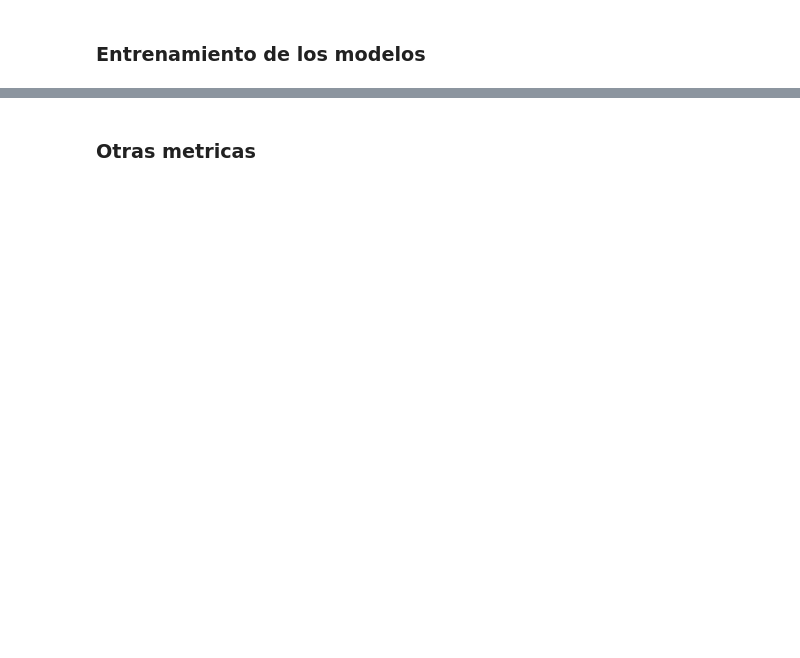
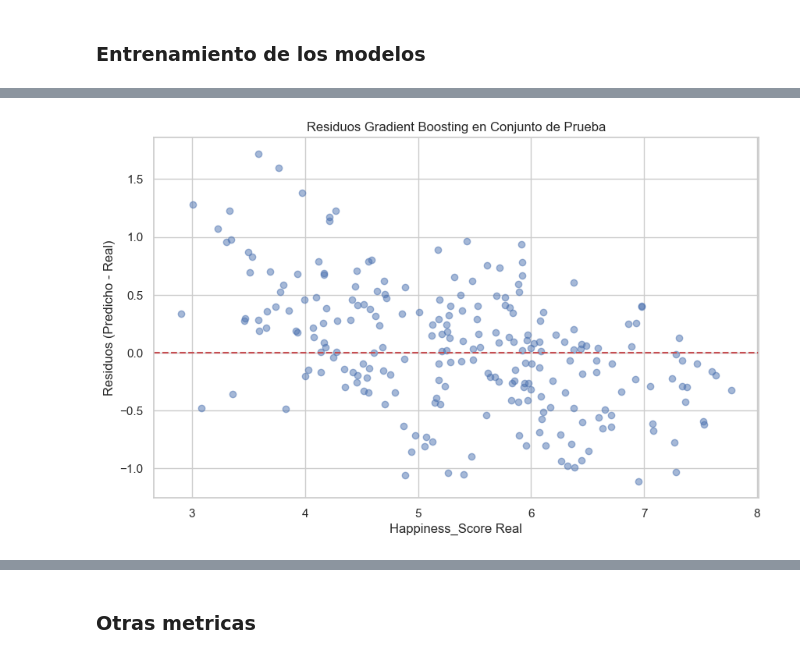
Before and after one commit to Michelburgos/Workshop-3, a Jupyter notebook: notebooks/002-training.ipynb, the cells around one changed output, grey strips where cells are left out. Cells and saved outputs as stored; diff of their text form; code cells hidden in the pictures; blank space fills up the shorter version.

```diff
--- a/notebooks/002-training.ipynb
+++ b/notebooks/002-training.ipynb
@@ -36,0 +621,89 @@ df
+# %%
+import pandas as pd
+import numpy as np
+from sklearn.model_selection import train_test_split, cross_val_score
+from sklearn.linear_model import LinearRegression, Lasso, Ridge
+from sklearn.ensemble import RandomForestRegressor, GradientBoostingRegressor
+from xgboost import XGBRegressor
+from sklearn.metrics import r2_score, mean_squared_error, mean_absolute_error
+import matplotlib.pyplot as plt
+
+# Variables predictoras y objetivo
+X = df.drop(columns=['Happiness_Score'])
+y = df['Happiness_Score']
+
+# División de los datos (70% entrenamiento, 30% prueba)
+X_train, X_test, y_train, y_test = train_test_split(
+    X, y, test_size=0.3, random_state=42
+)
+print("Tamaño entrenamiento:", X_train.shape, "Tamaño prueba:", X_test.shape)
+
+# Modelos de regresión
+models = {
+    'Linear Regression': LinearRegression(),
+    'Ridge Regression': Ridge(alpha=1.0),
+    'Lasso Regression': Lasso(alpha=0.01),
+    'Random Forest': RandomForestRegressor(n_estimators=100, random_state=42),
+    'Gradient Boosting': GradientBoostingRegressor(random_state=42),
+    'XGBoost': XGBRegressor(objective='reg:squarederror', random_state=42)
+}
+
+# Evaluar modelos
+results = []
+
+for name, model in models.items():
+    # Ajustar modelo
+    model.fit(X_train, y_train)
+
+    # Predicciones
+    y_train_pred = model.predict(X_train)
+    y_test_pred = model.predict(X_test)
+
+    # Métricas
+    r2_train = r2_score(y_train, y_train_pred)
+    r2_test = r2_score(y_test, y_test_pred)
+    rmse_train = np.sqrt(mean_squared_error(y_train, y_train_pred))
+    rmse_test = np.sqrt(mean_squared_error(y_test, y_test_pred))
+    mae_test = mean_absolute_error(y_test, y_test_pred)
+
+    # Validación cruzada (5-fold) en entrenamiento
+    cv_scores = cross_val_score(model, X_train, y_train, cv=5, scoring='r2')
+    r2_cv = cv_scores.mean()
+
+    results.append({
+        'Modelo': name,
+        'R² Train': round(r2_train, 4),
+        'R² Test': round(r2_test, 4),
+        'R² CV (Train)': round(r2_cv, 4),
+        'RMSE Train': round(rmse_train, 4),
+        'RMSE Test': round(rmse_test, 4),
+        'MAE Test': round(mae_test, 4)
+    })
+
+    # Importancia de características para modelos basados en árboles
+    if name in ['Random Forest', 'Gradient Boosting', 'XGBoost']:
+        importances = pd.Series(model.feature_importances_, index=X.columns)
+        print(f"\nImportancia de características ({name}):\n", importances.sort_values(ascending=False))
+
+# Mostrar resultados
+results_df = pd.DataFrame(results)
+results_df = results_df.sort_values(by='R² Test', ascending=False).reset_index(drop=True)
+print("\nResultados de los Modelos:")
+print(results_df.to_string(index=False))
+
+# Identificar el mejor modelo
+best_model_name = results_df.loc[0, 'Modelo']
+best_model = models[best_model_name]
+print(f"\nMejor modelo: {best_model_name} (R² Test: {results_df.loc[0, 'R² Test']})")
+
+# Análisis de residuos para el mejor modelo
+y_test_pred = best_model.predict(X_test)
+residuals = y_test_pred - y_test
+plt.figure(figsize=(10, 6))
+plt.scatter(y_test, residuals, alpha=0.5)
+plt.axhline(y=0, color='r', linestyle='--')
+plt.xlabel('Happiness_Score Real')
+plt.ylabel('Residuos (Predicho - Real)')
+plt.title(f'Residuos {best_model_name} en Conjunto de Prueba')
+plt.show()
+# %% [output]
@@ -37,3 +727,4 @@ df
+[figure, added]
 # %%
 import pandas as pd
 from sklearn.model_selection import train_test_split
```
Also changed, not shown: parts of 15 cells of this notebook, 7 other files.
